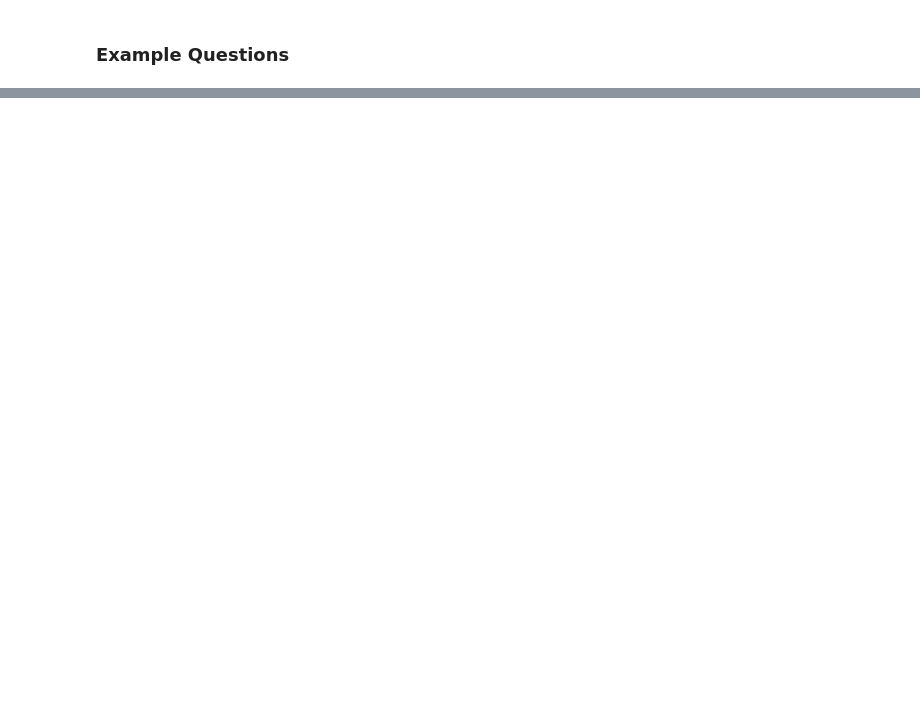
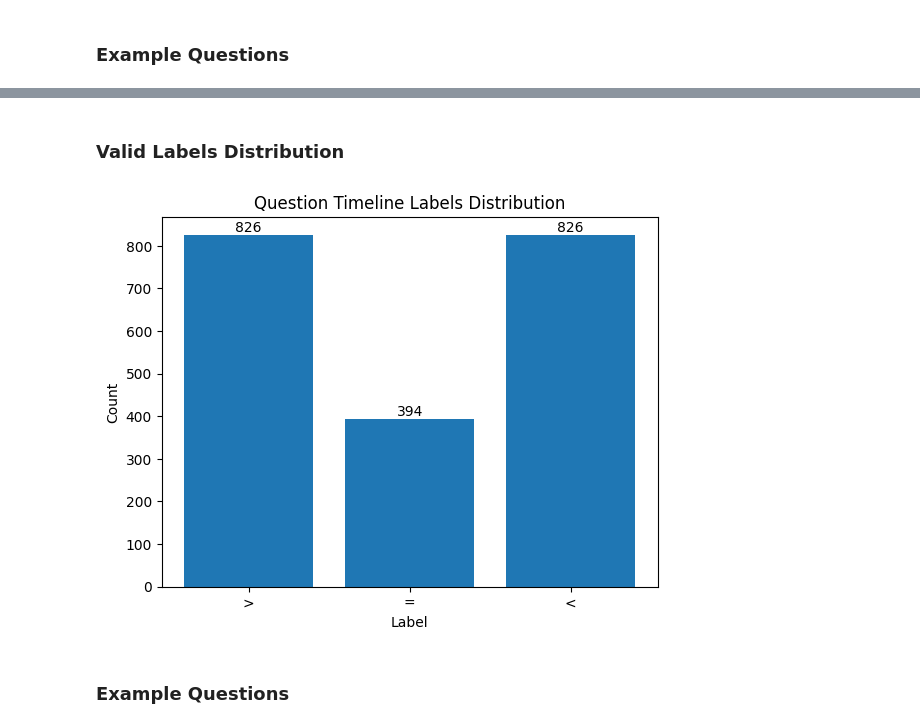
Before and after one commit to hmosousa/temporal_game, a Jupyter notebook: notebooks/eda.ipynb, the cells around one changed output, grey strips where cells are left out. Drawn from its saved outputs; the diff is of its cells as text; code cells hidden in the pictures; blank space fills up the shorter version.

```diff
--- a/notebooks/eda.ipynb
+++ b/notebooks/eda.ipynb
@@ -82,0 +102,19 @@ Answer:
+# %% [markdown]
+### Valid Labels Distribution
+# %%
+valid_labels = validset["label"]
+valid_labels_counter = Counter(valid_labels)
+
+plt.bar(
+    valid_labels_counter.keys(), valid_labels_counter.values()
+)  # add number to the bars
+for i, v in enumerate(valid_labels_counter.values()):
+    plt.text(i, v, str(v), ha="center", va="bottom")
+plt.title("Question Timeline Labels Distribution")
+plt.xlabel("Label")
+plt.ylabel("Count")
+plt.show()
+# %% [output]
+[figure, added]
+# %% [markdown]
+### Example Questions
```
Also changed, not shown: parts of 11 cells of this notebook, 7 other files.
